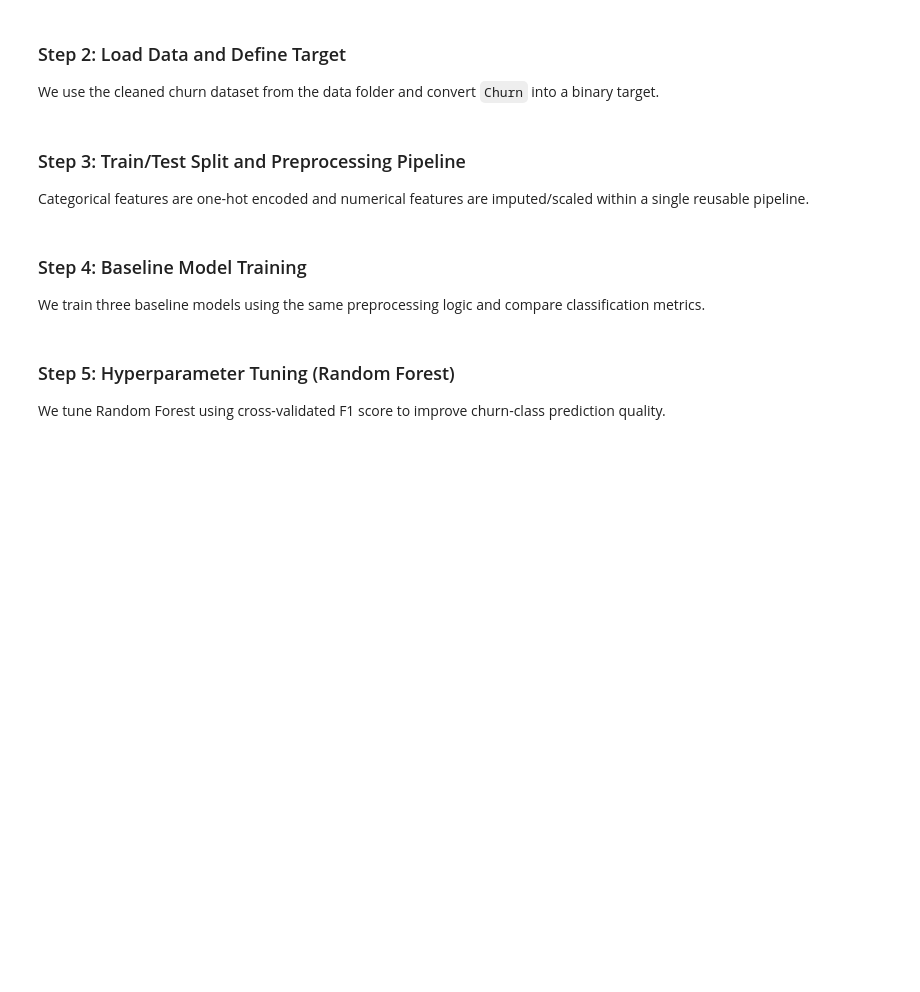
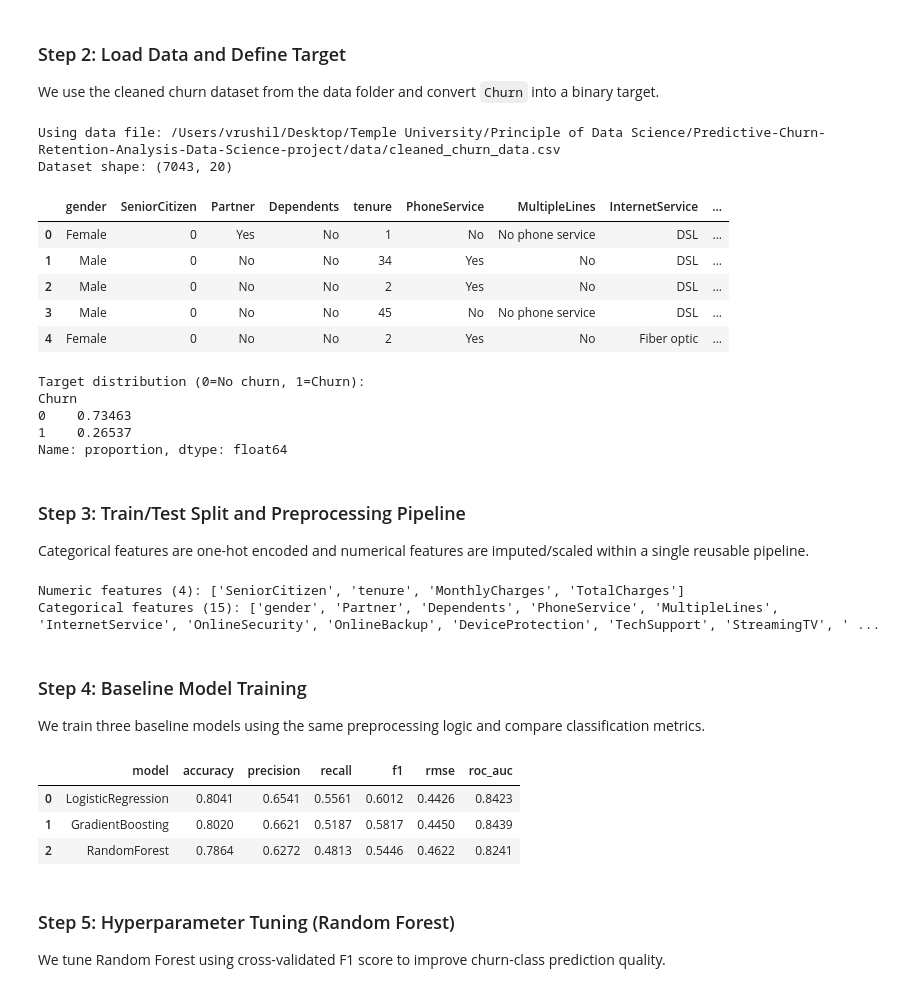
Before and after one commit to Vrushilpatel2004/Predictive-Churn-Retention-Analysis-Data-Science-project, a Jupyter notebook: notebooks/week2.ipynb, the cells around one changed output. Cells and saved outputs as stored; diff of their text form; code cells hidden in the pictures; blank space fills up the shorter version.

```diff
--- a/notebooks/week2.ipynb
+++ b/notebooks/week2.ipynb
@@ -51,29 +51,53 @@ pd.set_option("display.max_columns", None)
 We use the cleaned churn dataset from the data folder and convert `Churn` into a binary target.
 # %%
 # 2) Load dataset and set up target
-project_root = Path.cwd()
-if not (project_root / "data").exists():
-    # Handle execution from notebooks/.ipynb_checkpoints
-    project_root = project_root.parent.parent
+project_root = Path.cwd().resolve()
+
+# Find the project root by walking upward until data/cleaned_churn_data.csv exists
+candidate = project_root
+for _ in range(8):
+    if (candidate / "data" / "cleaned_churn_data.csv").exists():
+        project_root = candidate
+        break
+    if candidate.parent == candidate:
+        break
+    candidate = candidate.parent
 
 data_path = project_root / "data" / "cleaned_churn_data.csv"
+if not data_path.exists():
+    raise FileNotFoundError(f"Could not find dataset at expected path: {data_path}")
+
 df = pd.read_csv(data_path)
 
 print(f"Using data file: {data_path}")
 print(f"Dataset shape: {df.shape}")
 display(df.head())
 
 if "Churn" not in df.columns:
     raise ValueError("Expected target column 'Churn' not found in dataset.")
 
 # Convert target to binary
 y = df["Churn"].map({"No": 0, "Yes": 1})
 if y.isna().any():
     raise ValueError("Target contains unexpected labels. Expected only 'Yes'/'No'.")
 
 X = df.drop(columns=["Churn"])
 print("Target distribution (0=No churn, 1=Churn):")
 print(y.value_counts(normalize=True).rename("proportion"))
+# %% [output]
+Using data file: /Users/vrushil/Desktop/Temple University/Principle of Data Science/Predictive-Churn-Retention-Analysis-Data-Science-project/data/cleaned_churn_data.csv
+Dataset shape: (7043, 20)
+|  | gender | SeniorCitizen | Partner | Dependents | tenure | PhoneService | MultipleLines | InternetService | ... |
+| 0 | Female | 0 | Yes | No | 1 | No | No phone service | DSL | ... |
+| 1 | Male | 0 | No | No | 34 | Yes | No | DSL | ... |
+| 2 | Male | 0 | No | No | 2 | Yes | No | DSL | ... |
+| 3 | Male | 0 | No | No | 45 | No | No phone service | DSL | ... |
+| 4 | Female | 0 | No | No | 2 | Yes | No | Fiber optic | ... |
+Target distribution (0=No churn, 1=Churn):
+Churn
+0    0.73463
+1    0.26537
+Name: proportion, dtype: float64
 # %% [markdown]
 ### Step 3: Train/Test Split and Preprocessing Pipeline
 Categorical features are one-hot encoded and numerical features are imputed/scaled within a single reusable pipeline.
@@ -109,6 +133,9 @@ preprocessor = ColumnTransformer(
         ("cat", categorical_transformer, categorical_cols),
     ]
 )
+# %% [output]
+Numeric features (4): ['SeniorCitizen', 'tenure', 'MonthlyCharges', 'TotalCharges']
+Categorical features (15): ['gender', 'Partner', 'Dependents', 'PhoneService', 'MultipleLines', 'InternetService', 'OnlineSecurity', 'OnlineBackup', 'DeviceProtection', 'TechSupport', 'StreamingTV', ' ...
 # %% [markdown]
 ### Step 4: Baseline Model Training
 We train three baseline models using the same preprocessing logic and compare classification metrics.
@@ -147,6 +174,11 @@ for name, model in models.items():
 
 baseline_df = pd.DataFrame(baseline_results).sort_values(by="f1", ascending=False).reset_index(drop=True)
 display(baseline_df.style.format({col: "{:.4f}" for col in baseline_df.columns if col != "model"}))
+# %% [output]
+|  | model | accuracy | precision | recall | f1 | rmse | roc_auc |
+| 0 | LogisticRegression | 0.8041 | 0.6541 | 0.5561 | 0.6012 | 0.4426 | 0.8423 |
+| 1 | GradientBoosting | 0.8020 | 0.6621 | 0.5187 | 0.5817 | 0.4450 | 0.8439 |
+| 2 | RandomForest | 0.7864 | 0.6272 | 0.4813 | 0.5446 | 0.4622 | 0.8241 |
 # %% [markdown]
 ### Step 5: Hyperparameter Tuning (Random Forest)
 We tune Random Forest using cross-validated F1 score to improve churn-class prediction quality.
```
Also changed, not shown: parts of 3 cells of this notebook, 3 other files.
